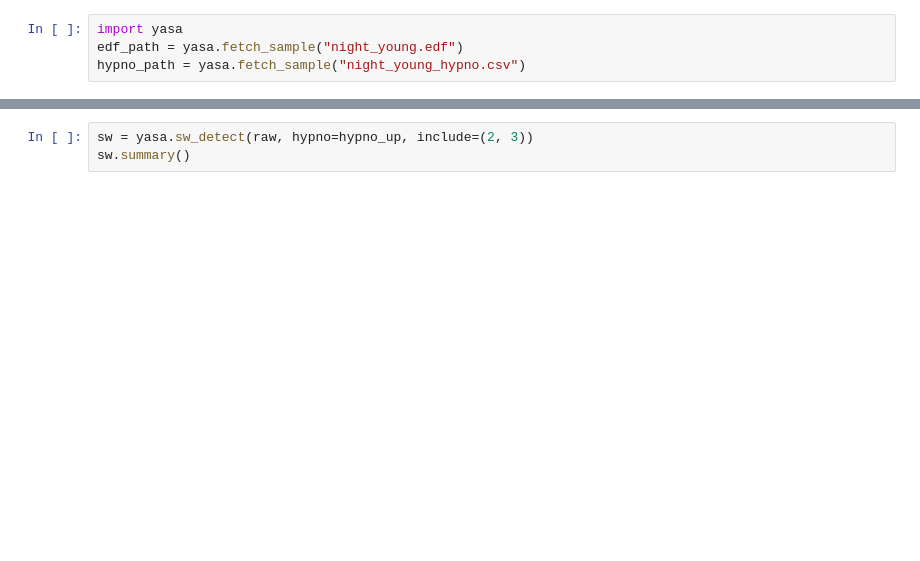
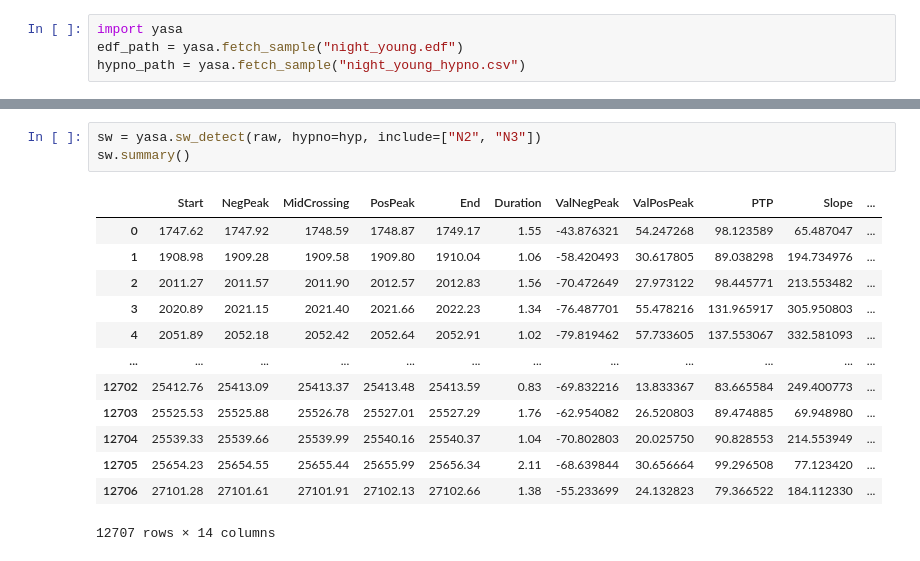
Before and after one commit to raphaelvallat/yasa, a Jupyter notebook: notebooks/dev_quickstart.ipynb, the cells around one changed output, grey strips where cells are left out. Drawn from its saved outputs; the diff is of its cells as text; blank space fills up the shorter version.

```diff
--- a/notebooks/dev_quickstart.ipynb
+++ b/notebooks/dev_quickstart.ipynb
@@ -62,5 +253,19 @@ sp.plot_average(ci=None, legend=False, palette="Blues");
 # %%
-sw = yasa.sw_detect(raw, hypno=hypno_up, include=(2, 3))
+sw = yasa.sw_detect(raw, hypno=hyp, include=["N2", "N3"])
 sw.summary()
+# %% [output]
+|  | Start | NegPeak | MidCrossing | PosPeak | End | Duration | ValNegPeak | ValPosPeak | PTP | Slope | ... |
+| 0 | 1747.62 | 1747.92 | 1748.59 | 1748.87 | 1749.17 | 1.55 | -43.876321 | 54.247268 | 98.123589 | 65.487047 | ... |
+| 1 | 1908.98 | 1909.28 | 1909.58 | 1909.80 | 1910.04 | 1.06 | -58.420493 | 30.617805 | 89.038298 | 194.734976 | ... |
+| 2 | 2011.27 | 2011.57 | 2011.90 | 2012.57 | 2012.83 | 1.56 | -70.472649 | 27.973122 | 98.445771 | 213.553482 | ... |
+| 3 | 2020.89 | 2021.15 | 2021.40 | 2021.66 | 2022.23 | 1.34 | -76.487701 | 55.478216 | 131.965917 | 305.950803 | ... |
+| 4 | 2051.89 | 2052.18 | 2052.42 | 2052.64 | 2052.91 | 1.02 | -79.819462 | 57.733605 | 137.553067 | 332.581093 | ... |
+| ... | ... | ... | ... | ... | ... | ... | ... | ... | ... | ... | ... |
+| 12702 | 25412.76 | 25413.09 | 25413.37 | 25413.48 | 25413.59 | 0.83 | -69.832216 | 13.833367 | 83.665584 | 249.400773 | ... |
+| 12703 | 25525.53 | 25525.88 | 25526.78 | 25527.01 | 25527.29 | 1.76 | -62.954082 | 26.520803 | 89.474885 | 69.948980 | ... |
+| 12704 | 25539.33 | 25539.66 | 25539.99 | 25540.16 | 25540.37 | 1.04 | -70.802803 | 20.025750 | 90.828553 | 214.553949 | ... |
+| 12705 | 25654.23 | 25654.55 | 25655.44 | 25655.99 | 25656.34 | 2.11 | -68.639844 | 30.656664 | 99.296508 | 77.123420 | ... |
+| 12706 | 27101.28 | 27101.61 | 27101.91 | 27102.13 | 27102.66 | 1.38 | -55.233699 | 24.132823 | 79.366522 | 184.112330 | ... |
+12707 rows × 14 columns
 # %%
 sw.plot_average(ci=None, legend=False, palette="Blues");
```
Also changed, not shown: parts of 24 cells of this notebook, 5 other files.
